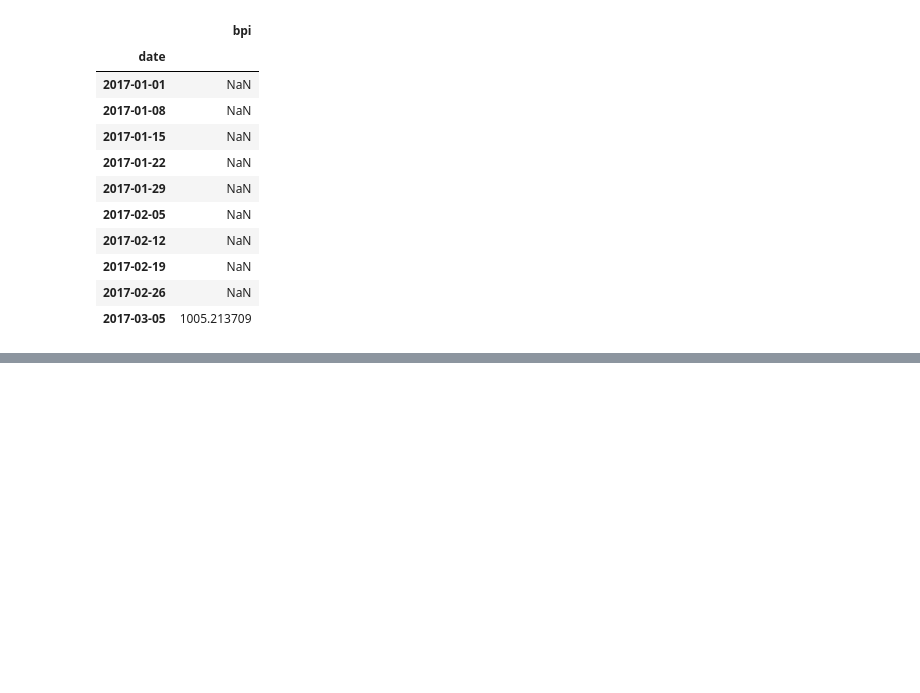
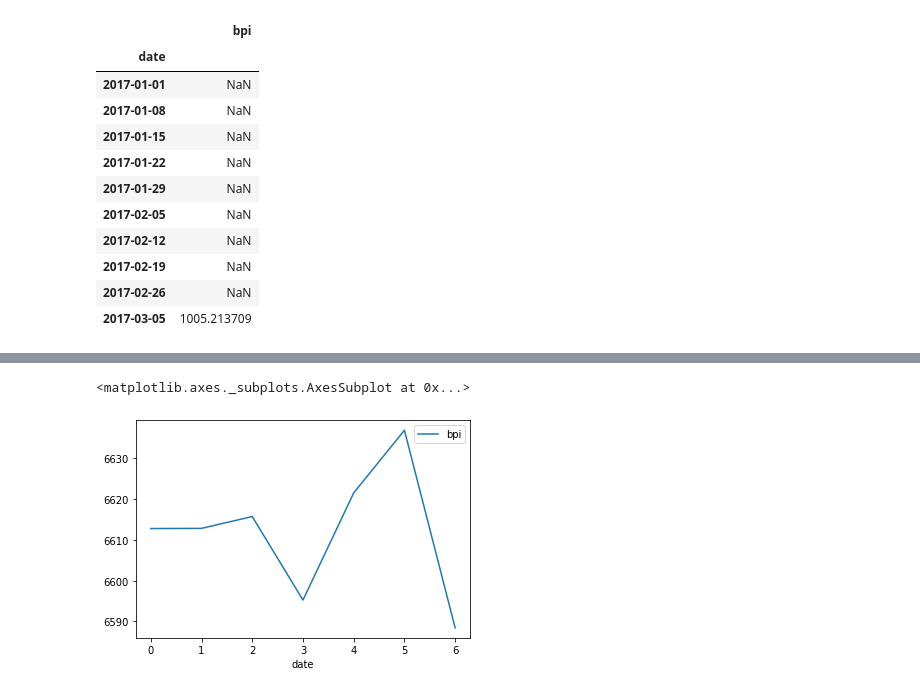
Before and after one commit to priyadarshi0007/TimeSeries-AIEngineering, a Jupyter notebook: Python_Time_Series_Function.ipynb, the cells around one changed output, grey strips where cells are left out. Drawn from its saved outputs; the diff is of its cells as text; code cells hidden in the pictures; blank space fills up the shorter version.

```diff
--- a/Python_Time_Series_Function.ipynb
+++ b/Python_Time_Series_Function.ipynb
@@ -241,0 +253,5 @@ pd.concat([data,data.rolling(window=100).mean(),data.ewm(span=50).mean()],axis=1
+# %%
+data.groupby(data.index.dayofweek).mean().plot()
+# %% [output]
+<matplotlib.axes._subplots.AxesSubplot at 0x...>
+[figure, added]
```
Also changed, not shown: parts of 24 cells of this notebook.
